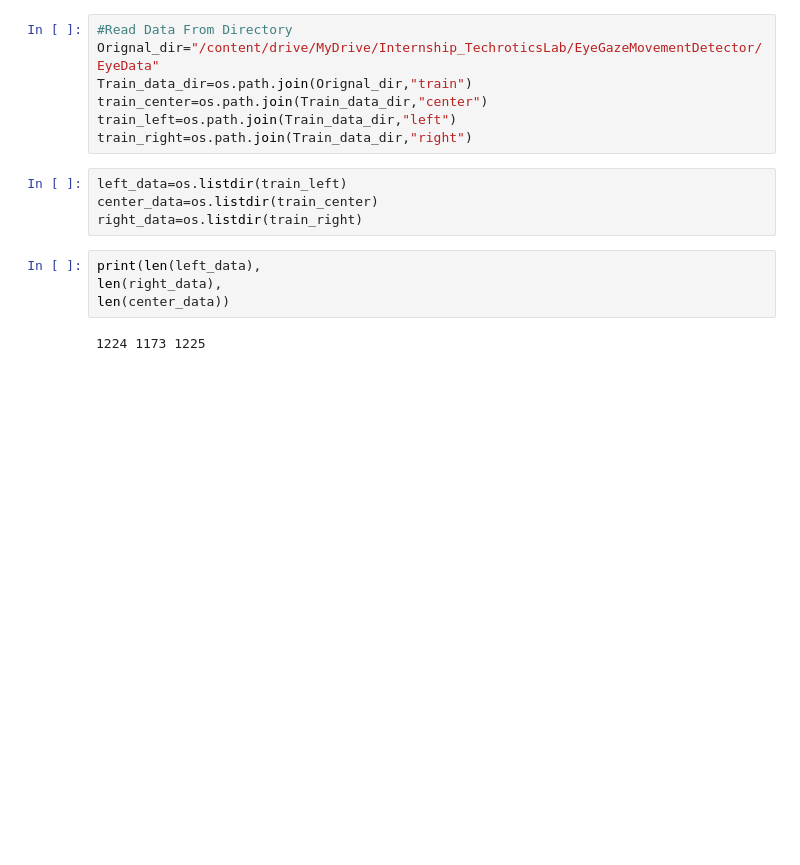
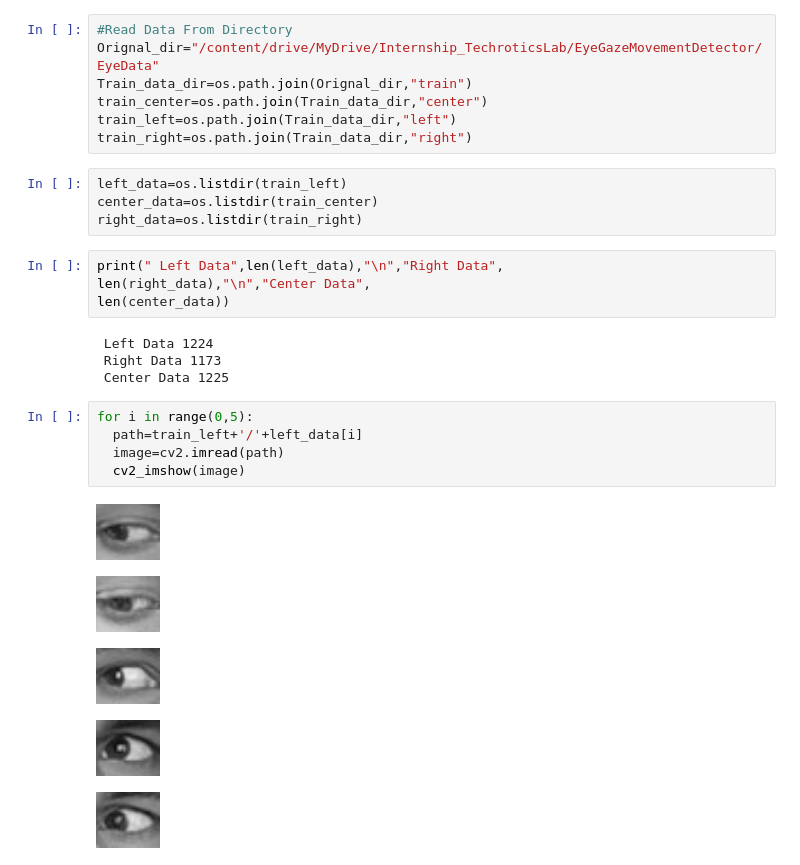
Before and after one commit to ImranRiazChohan/EyeGazeMovementDetection, a Jupyter notebook: TrainingEyeGazeMovementClassification.ipynb, the cells around one changed output. Cells and saved outputs as stored; diff of their text form; blank space fills up the shorter version.

```diff
--- a/TrainingEyeGazeMovementClassification.ipynb
+++ b/TrainingEyeGazeMovementClassification.ipynb
@@ -29,8 +30,21 @@ left_data=os.listdir(train_left)
 center_data=os.listdir(train_center)
 right_data=os.listdir(train_right)
 # %%
-print(len(left_data),
-len(right_data),
+print(" Left Data",len(left_data),"\n","Right Data",
+len(right_data),"\n","Center Data",
 len(center_data))
 # %% [output]
-1224 1173 1225
+ Left Data 1224
+ Right Data 1173
+ Center Data 1225
+# %%
+for i in range(0,5):
+  path=train_left+'/'+left_data[i]
+  image=cv2.imread(path)
+  cv2_imshow(image)
+# %% [output]
+[figure, added]
+[figure, added]
+[figure, added]
+[figure, added]
+[figure, added]
```
Also changed, not shown: parts of 8 cells of this notebook.
